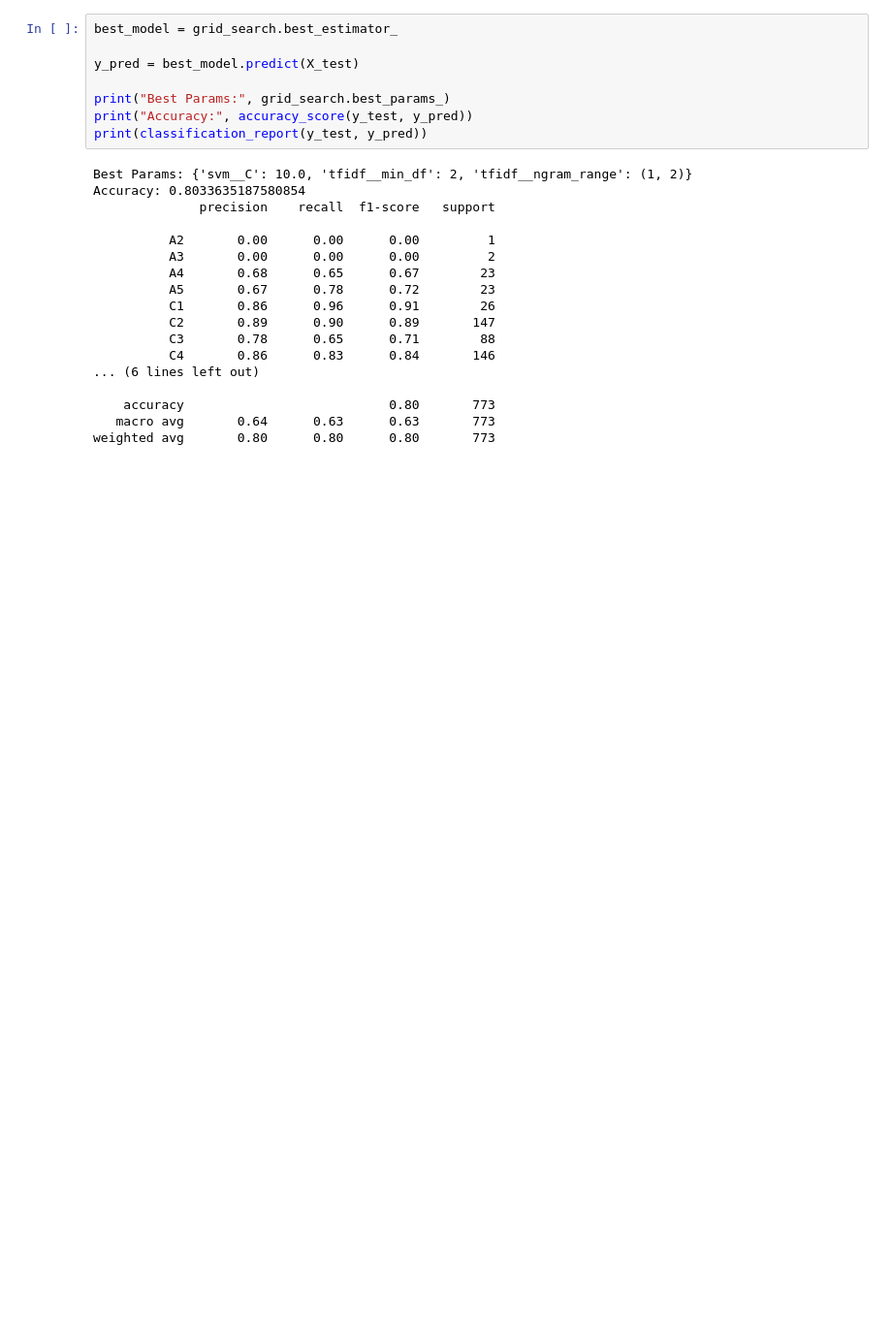
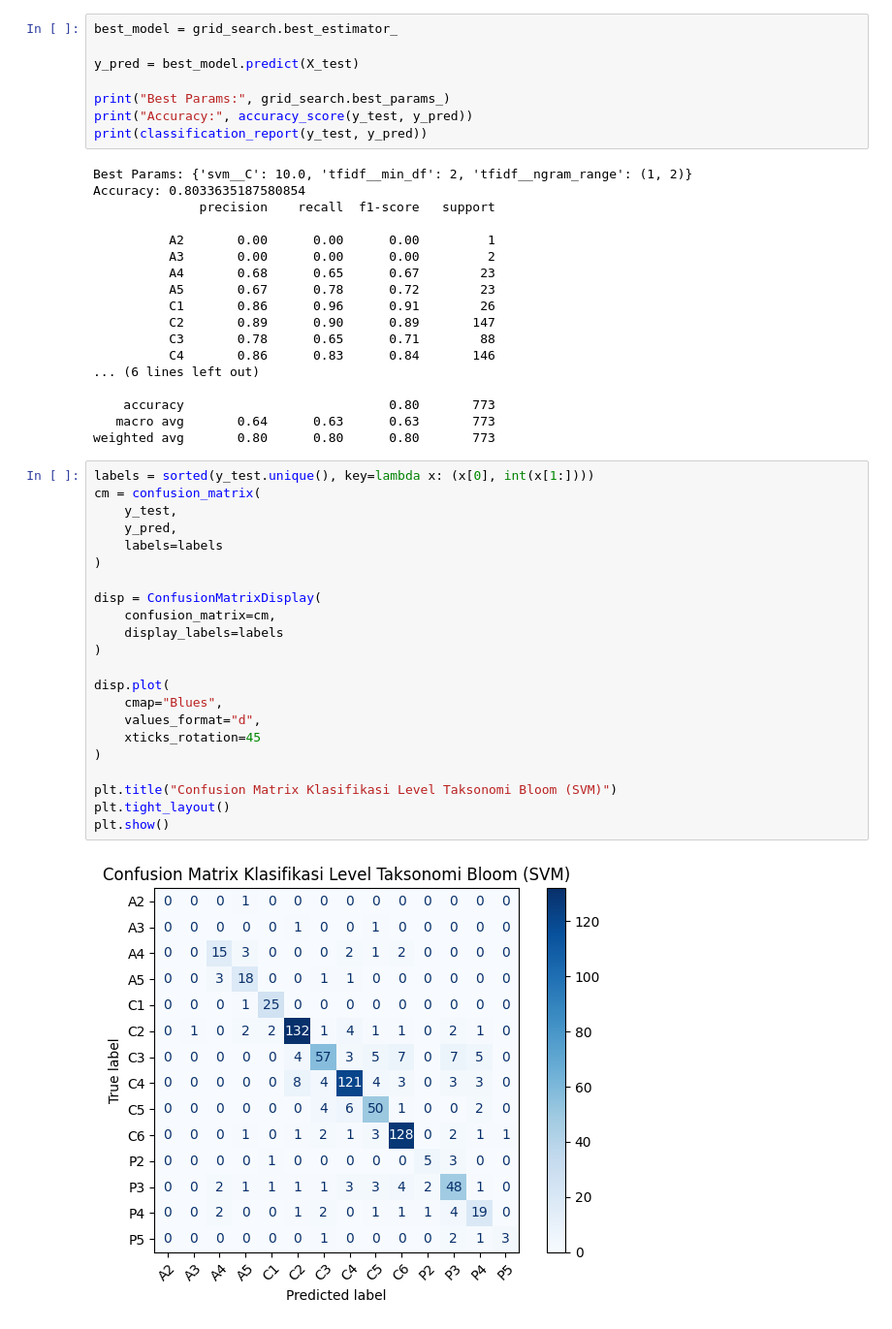
Before and after one commit to FadQode/skripsi-modelling, a Jupyter notebook: modelling-ML.ipynb, the cells around one changed output. Shown: that part at 97% size. Cells and saved outputs as stored; diff of their text form; blank space fills up the shorter version.

```diff
--- a/modelling-ML.ipynb
+++ b/modelling-ML.ipynb
@@ -112,3 +111,27 @@ Accuracy: 0.8033635187580854
     accuracy                           0.80       773
    macro avg       0.64      0.63      0.63       773
 weighted avg       0.80      0.80      0.80       773
+# %%
+labels = sorted(y_test.unique(), key=lambda x: (x[0], int(x[1:])))
+cm = confusion_matrix(
+    y_test,
+    y_pred,
+    labels=labels
+)
+
+disp = ConfusionMatrixDisplay(
+    confusion_matrix=cm,
+    display_labels=labels
+)
+
+disp.plot(
+    cmap="Blues",
+    values_format="d",
+    xticks_rotation=45
+)
+
+plt.title("Confusion Matrix Klasifikasi Level Taksonomi Bloom (SVM)")
+plt.tight_layout()
+plt.show()
+# %% [output]
+[figure, added]
```
Also changed, not shown: parts of 12 cells of this notebook.
